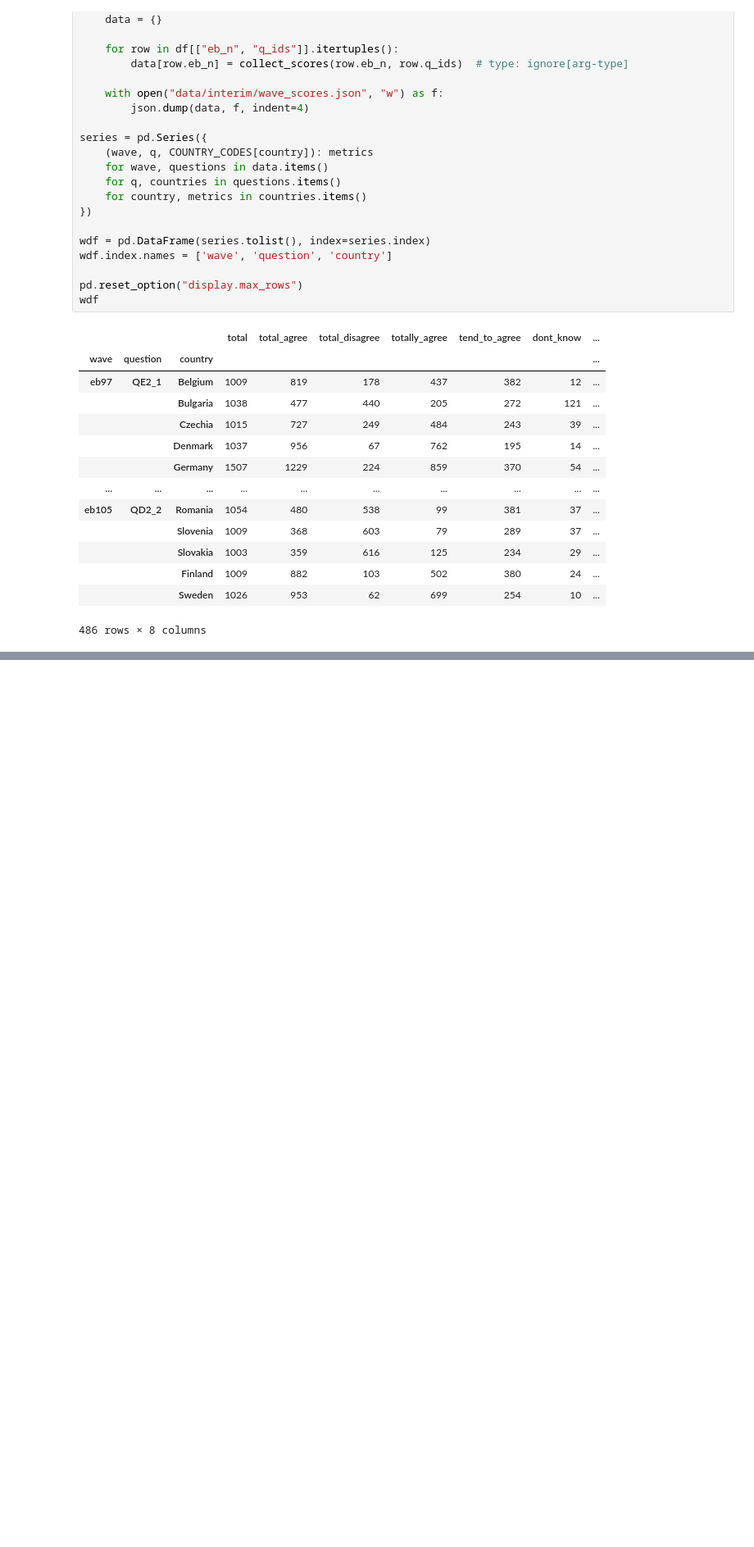
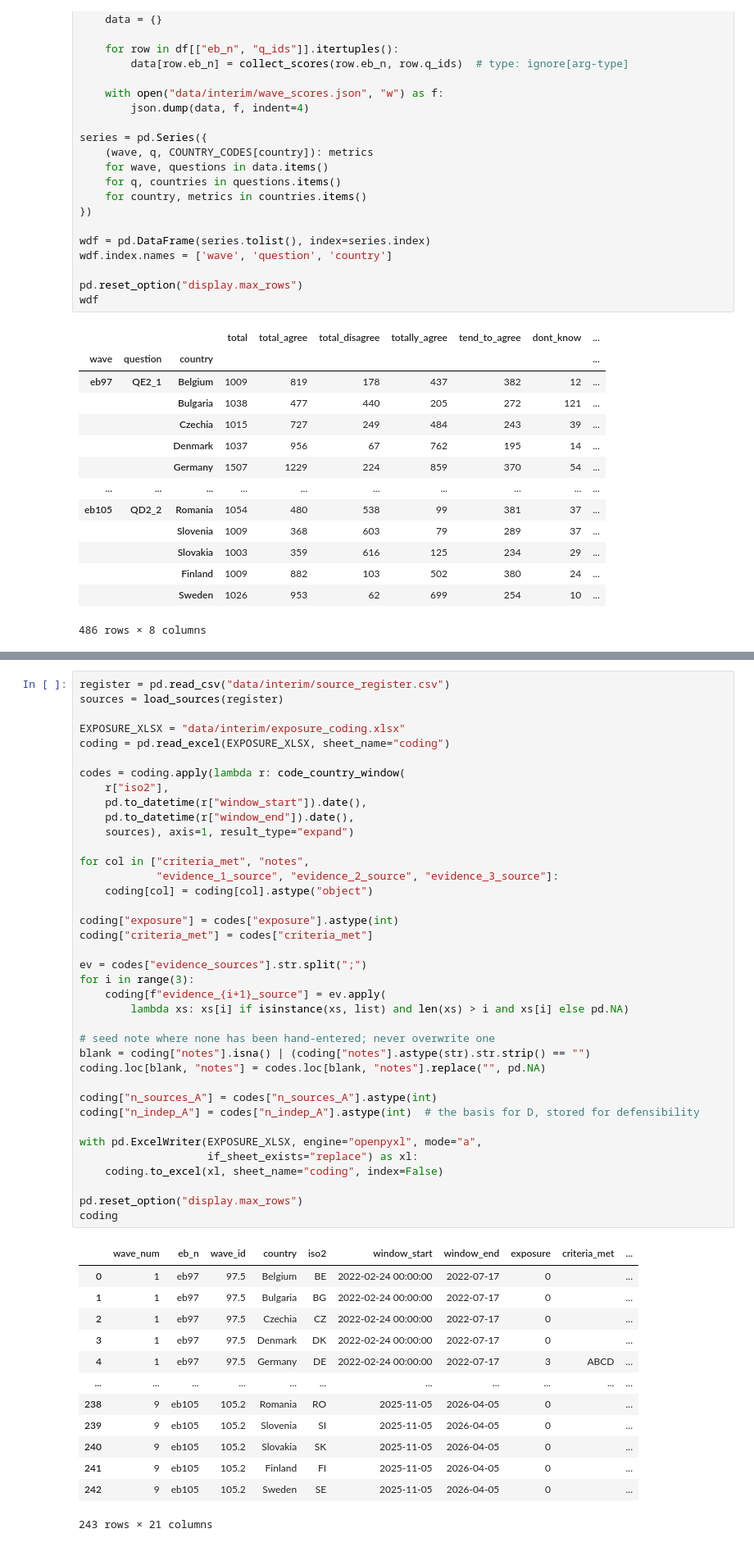
Before and after one commit to kam-eeel/pol380-research, a Jupyter notebook: analysis.ipynb, the cells around one changed output, grey strips where cells are left out. Shown at 82% size. Drawn from its saved outputs; the diff is of its cells as text; blank space fills up the shorter version.

```diff
--- a/analysis.ipynb
+++ b/analysis.ipynb
@@ -147,0 +113,52 @@ codedf.to_excel("data/interim/exposure_coding.xlsx", index=False)
+# %%
+register = pd.read_csv("data/interim/source_register.csv")
+sources = load_sources(register)
+
+EXPOSURE_XLSX = "data/interim/exposure_coding.xlsx"
+coding = pd.read_excel(EXPOSURE_XLSX, sheet_name="coding")
+
+codes = coding.apply(lambda r: code_country_window(
+    r["iso2"],
+    pd.to_datetime(r["window_start"]).date(),
+    pd.to_datetime(r["window_end"]).date(),
+    sources), axis=1, result_type="expand")
+
+for col in ["criteria_met", "notes",
+            "evidence_1_source", "evidence_2_source", "evidence_3_source"]:
+    coding[col] = coding[col].astype("object")
+
+coding["exposure"] = codes["exposure"].astype(int)
+coding["criteria_met"] = codes["criteria_met"]
+
+ev = codes["evidence_sources"].str.split(";")
+for i in range(3):
+    coding[f"evidence_{i+1}_source"] = ev.apply(
+        lambda xs: xs[i] if isinstance(xs, list) and len(xs) > i and xs[i] else pd.NA)
+
+# seed note where none has been hand-entered; never overwrite one
+blank = coding["notes"].isna() | (coding["notes"].astype(str).str.strip() == "")
+coding.loc[blank, "notes"] = codes.loc[blank, "notes"].replace("", pd.NA)
+
+coding["n_sources_A"] = codes["n_sources_A"].astype(int)
+coding["n_indep_A"] = codes["n_indep_A"].astype(int)  # the basis for D, stored for defensibility
+
+with pd.ExcelWriter(EXPOSURE_XLSX, engine="openpyxl", mode="a",
+                    if_sheet_exists="replace") as xl:
+    coding.to_excel(xl, sheet_name="coding", index=False)
+
+pd.reset_option("display.max_rows")
+coding
+# %% [output]
+|  | wave_num | eb_n | wave_id | country | iso2 | window_start | window_end | exposure | criteria_met | ... |
+| 0 | 1 | eb97 | 97.5 | Belgium | BE | 2022-02-24 00:00:00 | 2022-07-17 | 0 |  | ... |
+| 1 | 1 | eb97 | 97.5 | Bulgaria | BG | 2022-02-24 00:00:00 | 2022-07-17 | 0 |  | ... |
+| 2 | 1 | eb97 | 97.5 | Czechia | CZ | 2022-02-24 00:00:00 | 2022-07-17 | 0 |  | ... |
+| 3 | 1 | eb97 | 97.5 | Denmark | DK | 2022-02-24 00:00:00 | 2022-07-17 | 0 |  | ... |
+| 4 | 1 | eb97 | 97.5 | Germany | DE | 2022-02-24 00:00:00 | 2022-07-17 | 3 | ABCD | ... |
+| ... | ... | ... | ... | ... | ... | ... | ... | ... | ... | ... |
+| 238 | 9 | eb105 | 105.2 | Romania | RO | 2025-11-05 | 2026-04-05 | 0 |  | ... |
+| 239 | 9 | eb105 | 105.2 | Slovenia | SI | 2025-11-05 | 2026-04-05 | 0 |  | ... |
+| 240 | 9 | eb105 | 105.2 | Slovakia | SK | 2025-11-05 | 2026-04-05 | 0 |  | ... |
+| 241 | 9 | eb105 | 105.2 | Finland | FI | 2025-11-05 | 2026-04-05 | 0 |  | ... |
+| 242 | 9 | eb105 | 105.2 | Sweden | SE | 2025-11-05 | 2026-04-05 | 0 |  | ... |
+243 rows × 21 columns
```
Also changed, not shown: parts of 5 cells of this notebook, 3 other files.
